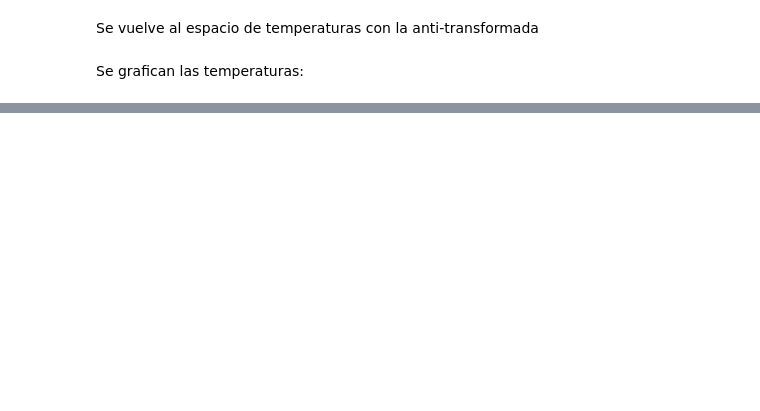
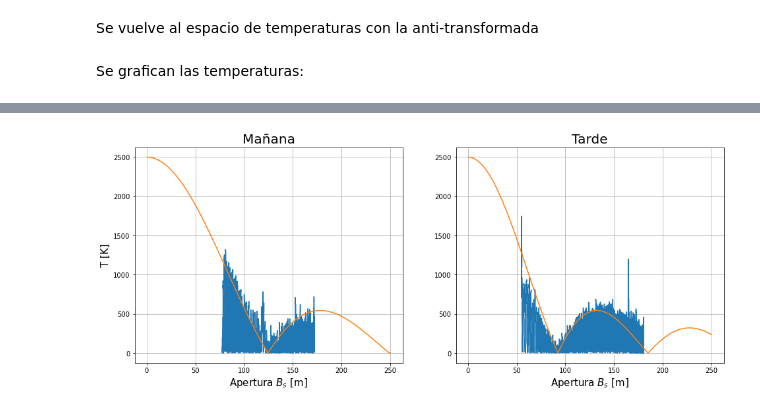
Before and after one commit to vecheto/astro_experimental, a Jupyter notebook: Tarea 4/codigo_t4.ipynb, the cells around one changed output, grey strips where cells are left out. Cells and saved outputs as stored; diff of their text form; code cells hidden in the pictures; blank space fills up the shorter version.

```diff
--- a/Tarea 4/codigo_t4.ipynb
+++ b/Tarea 4/codigo_t4.ipynb
@@ -200,0 +235,26 @@ ax[1].tick_params(labelleft=True)
+# %%
+def visivilidad(Bs, d):
+    a = d*np.pi/180
+    return abs(np.sin(np.pi*a*Bs)/(np.pi*a*Bs))
+# %%
+Bs = np.linspace(0, 250, 1000)
+
+fig, ax = plt.subplots(1, 2, sharey=True, figsize=(16,6))
+# grafico mañana
+ax[0].set_title('Mañana', size=20)
+ax[0].plot(data_m['ap'], abs(data_m['temp']))
+ax[0].plot(Bs, 2500*visivilidad(Bs,0.46))
+ax[0].set_xlabel('Apertura $B_s$ [m]', size=15)
+ax[0].set_ylabel('T [K]', size=15)
+ax[0].grid()
+
+# grafico tarde
+ax[1].set_title('Tarde', size=20)
+ax[1].plot(data_t['ap'], abs(data_t['temp']))
+ax[1].plot(Bs, 2500*visivilidad(Bs,0.62))
+ax[1].set_xlabel('Apertura $B_s$ [m]', size=15)
+ax[1].grid()
+ax[1].tick_params(labelleft=True)
+plt.savefig('ajuste.png')
+# %% [output]
+[figure, added]
```
Also changed, not shown: parts of 11 cells of this notebook, 15 other files.
